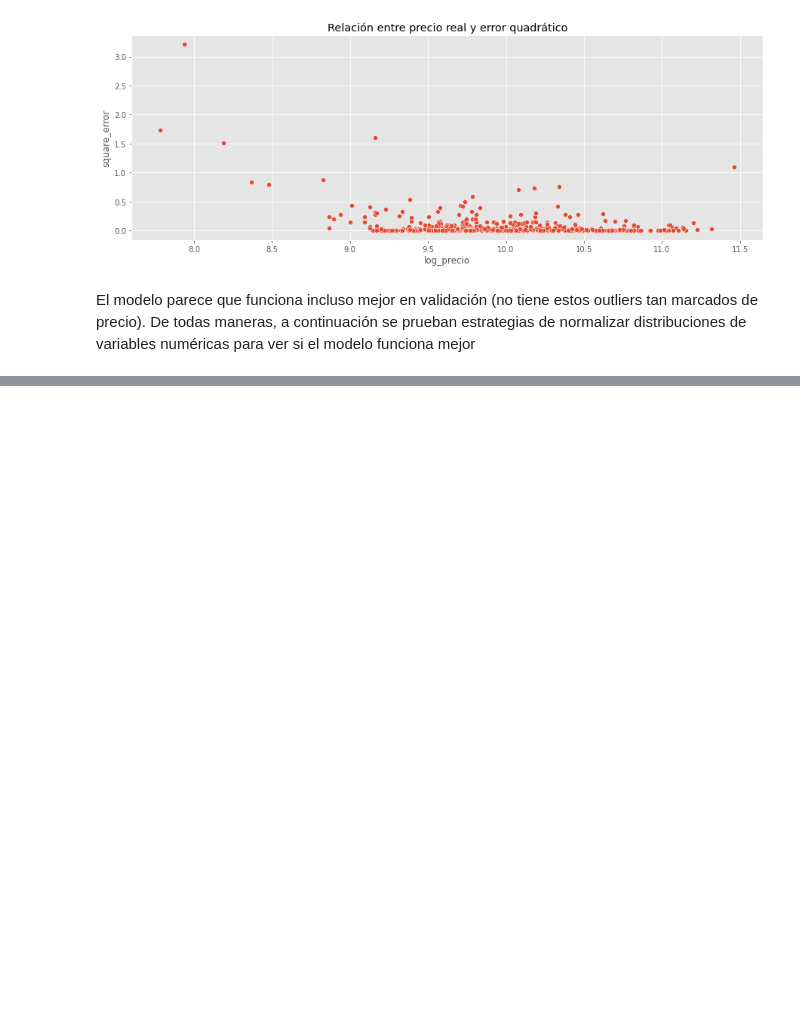
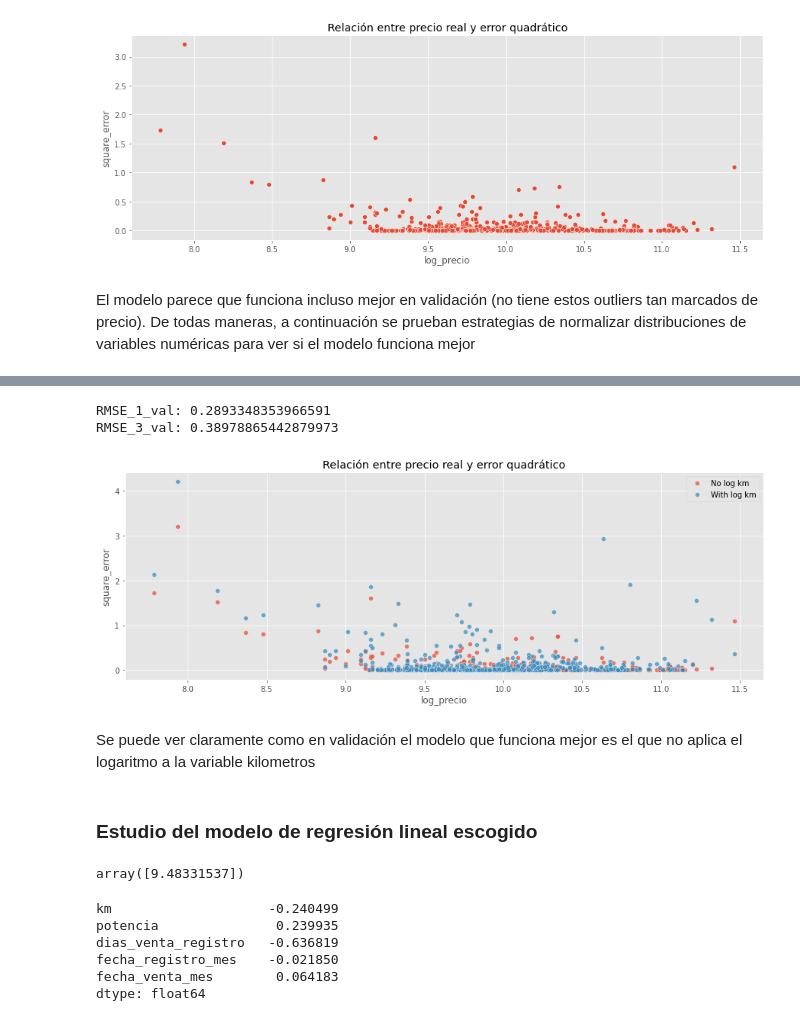
Before and after one commit to Rodrixx05/bmw-pricing, a Jupyter notebook: bmw_pricing_project.ipynb, the cells around one changed output, grey strips where cells are left out. Drawn from its saved outputs; the diff is of its cells as text; code cells hidden in the pictures; blank space fills up the shorter version.

Commit message:
Se escoge la mejor regresión. Se empieza a analizar el efecto de cada feature

```diff
--- a/bmw_pricing_project.ipynb
+++ b/bmw_pricing_project.ipynb
@@ -1418,0 +1479,21 @@ De todas maneras, a continuación se prueban estrategias de normalizar distribuc
+# %%
+# Se crea la nueva columna y se elimina la antigua
+format_df_final3['log_km'] = np.log(format_df_final3['km'])
+format_df_final3.drop(columns = 'km', inplace = True)
+# %%
+# Se repite el proceso anterior
+dev_df_3 = format_df_final3.drop(sub_km_df.index)
+val_df_3 = format_df_final3.loc[sub_km_df.index]
+val_df_3_X = val_df_3.drop(target, axis=1)
+val_df_3_y = val_df_3[[target]]
+dev_df_3_X = dev_df_3.drop(target, axis=1)
+dev_df_3_y = dev_df_3[[target]]
+X_train_3, X_test_3, y_train_3, y_test_3 = model_selection.train_test_split(
+    dev_df_3_X,
+    dev_df_3_y,
+    random_state = 23,
+    test_size = 0.15
+)
+# %%
+modelo_lineal_3 = LinearRegression()
+modelo_lineal_3.fit(X_train_3, y_train_3)
@@ -1418,0 +1577,2 @@ De todas maneras, a continuación se prueban estrategias de normalizar distribuc
+# %%
+results_df_3_val, mse_3_val, rmse_3_val = tabla_prediccion(modelo_lineal_3, val_df_3_X, val_df_3_y)
@@ -1418,0 +1588,18 @@ De todas maneras, a continuación se prueban estrategias de normalizar distribuc
+# %%
+print(f'RMSE_1_val: {rmse_val}\nRMSE_3_val: {rmse_3_val}')
+# %% [output]
+RMSE_1_val: 0.2893348353966591
+RMSE_3_val: 0.38978865442879973
+# %%
+plt.figure(figsize = (15,5));
+sns.scatterplot(x = 'log_precio', y = 'square_error', data = results_df_val, palette = 'red', alpha = 0.7);
+sns.scatterplot(x = 'log_precio', y = 'square_error', data = results_df_3_val, palette = 'blue', alpha = 0.7);
+plt.title('Relación entre precio real y error quadrático');
+plt.legend(['No log km', 'With log km']);
+plt.show()
+# %% [output]
+[figure, added]
+# %% [markdown]
+Se puede ver claramente como en validación el modelo que funciona mejor es el que no aplica el logaritmo a la variable kilometros
+# %% [markdown]
+### Estudio del modelo de regresión lineal escogido
@@ -1418,0 +1609,4 @@ De todas maneras, a continuación se prueban estrategias de normalizar distribuc
+# %%
+modelo_lineal.intercept_
+# %% [output]
+array([9.48331537])
@@ -1418,0 +1617,9 @@ De todas maneras, a continuación se prueban estrategias de normalizar distribuc
+# %%
+coef_num_df['coef'] * coef_num_df['2std']
+# %% [output]
+km                    -0.240499
+potencia               0.239935
+dias_venta_registro   -0.636819
+fecha_registro_mes    -0.021850
+fecha_venta_mes        0.064183
+dtype: float64
```
Also changed, not shown: parts of 49 cells of this notebook.
